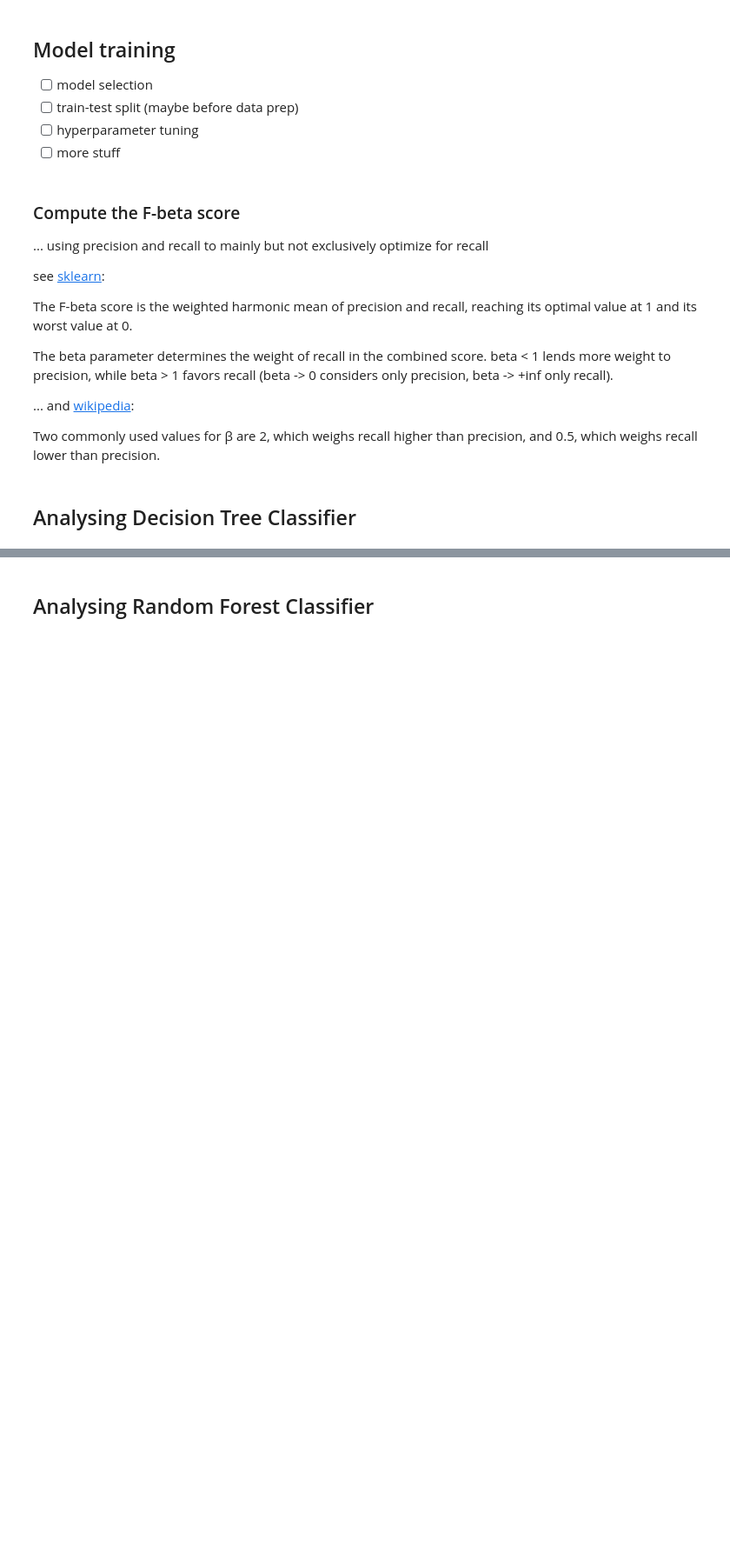
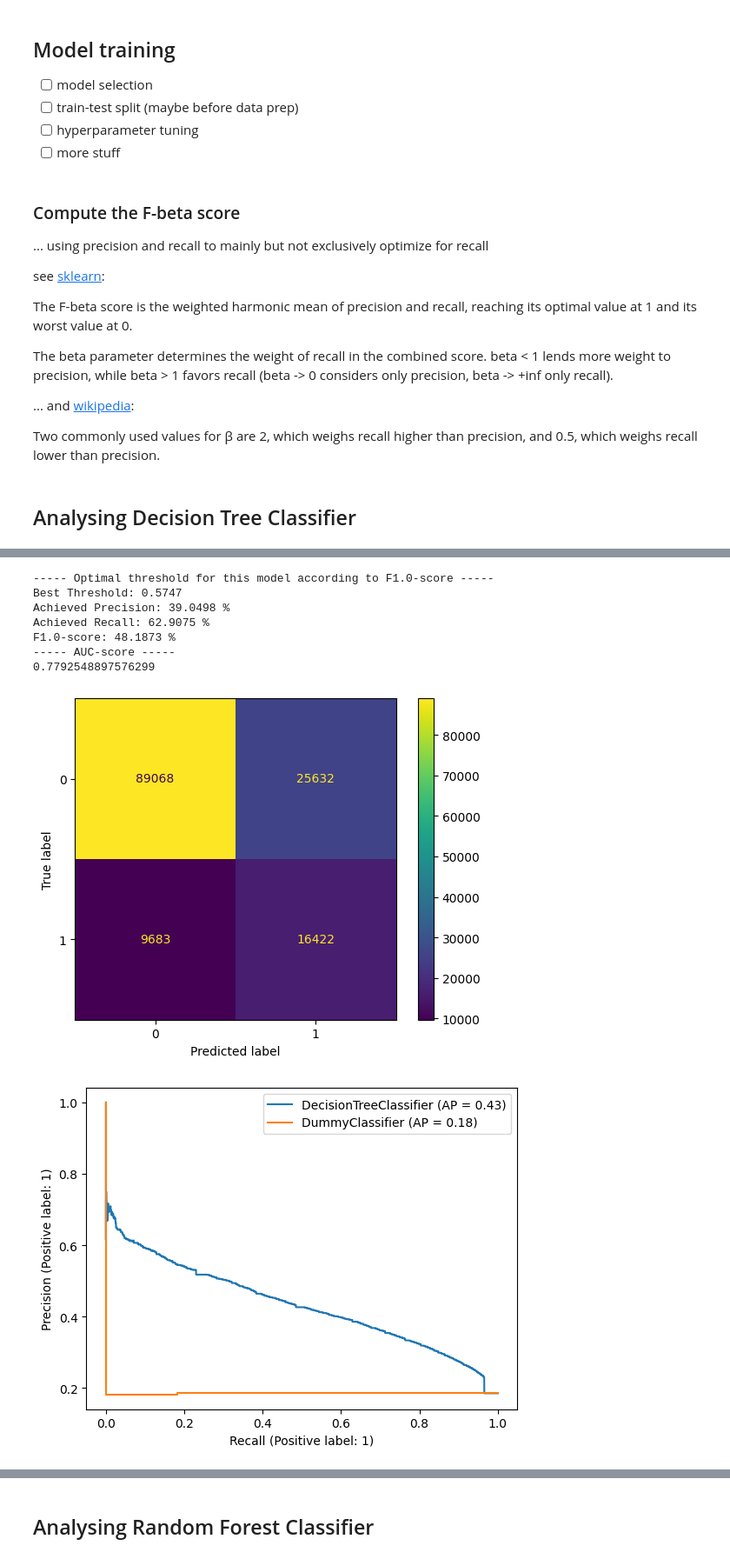
Before and after one commit to n-hundenborn/diabetes-forecasting, a Jupyter notebook: dev_model_training.ipynb, the cells around one changed output, grey strips where cells are left out. Shown at 87% size. Saved outputs shown, nothing was run; the diff lists cells and outputs as text; code cells hidden in the pictures; blank space fills up the shorter version.

```diff
--- a/dev_model_training.ipynb
+++ b/dev_model_training.ipynb
@@ -430,0 +448,15 @@ F1.0-score: 47.719 %
+# %%
+dummy_clf = DummyClassifier(strategy="stratified")
+dummy_clf.fit(X_train, y_train)
+
+analyse_model(model=CV_model.best_estimator_, X_test=X_test, y_test=y_test, dummy_clf=dummy_clf)
+# %% [output]
+----- Optimal threshold for this model according to F1.0-score -----
+Best Threshold: 0.5747
+Achieved Precision: 39.0498 %
+Achieved Recall: 62.9075 %
+F1.0-score: 48.1873 %
+----- AUC-score -----
+0.7792548897576299
+[figure, added]
+[figure, added]
```
Also changed, not shown: parts of 9 cells of this notebook, 4 other files.
